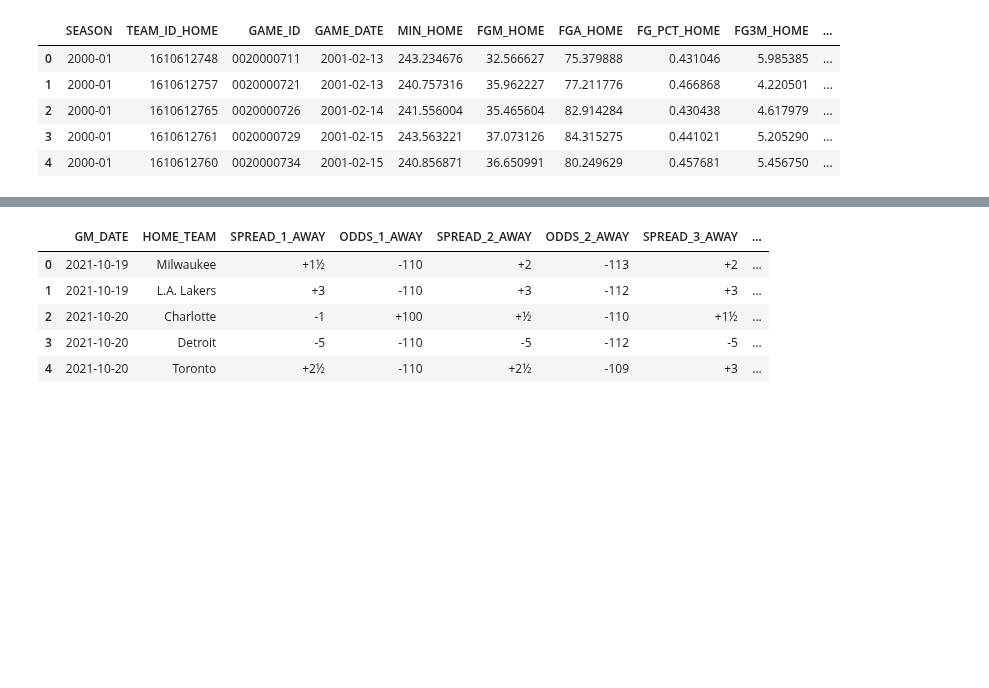
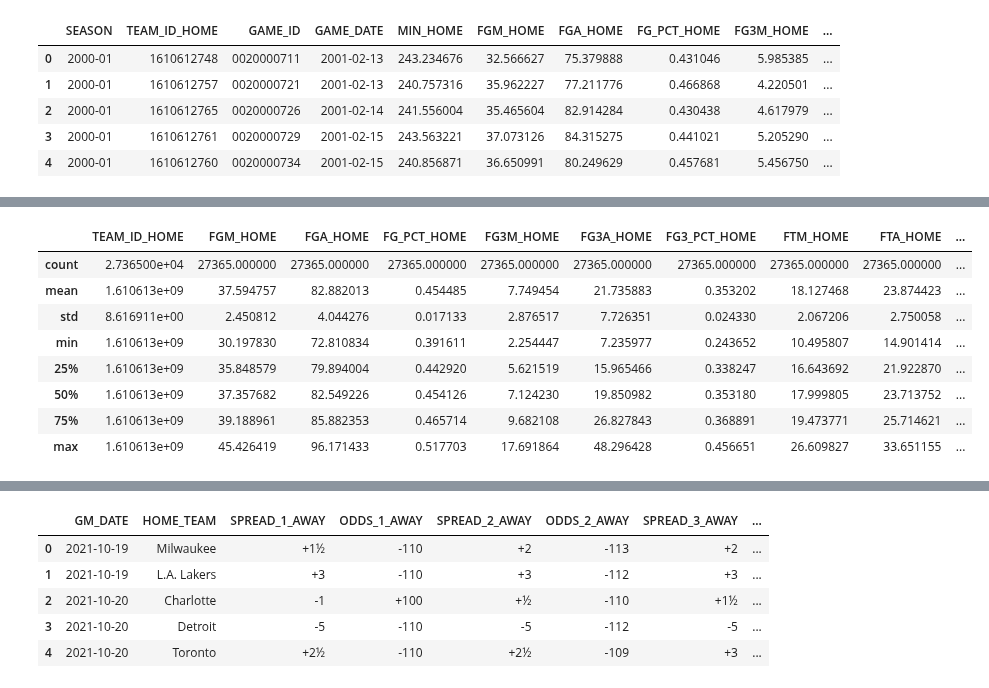
Before and after one commit to jnshzk/nba_beating_the_spread, a Jupyter notebook: data_preprocessing_v3.ipynb, the cells around one changed output, grey strips where cells are left out. Drawn from its saved outputs; the diff is of its cells as text; code cells hidden in the pictures; blank space fills up the shorter version.

```diff
--- a/data_preprocessing_v3.ipynb
+++ b/data_preprocessing_v3.ipynb
@@ -525,0 +542,12 @@ final_df.head()
+# %%
+final_df.describe()
+# %% [output]
+|  | TEAM_ID_HOME | FGM_HOME | FGA_HOME | FG_PCT_HOME | FG3M_HOME | FG3A_HOME | FG3_PCT_HOME | FTM_HOME | FTA_HOME | ... |
+| count | 2.736500e+04 | 27365.000000 | 27365.000000 | 27365.000000 | 27365.000000 | 27365.000000 | 27365.000000 | 27365.000000 | 27365.000000 | ... |
+| mean | 1.610613e+09 | 37.594757 | 82.882013 | 0.454485 | 7.749454 | 21.735883 | 0.353202 | 18.127468 | 23.874423 | ... |
+| std | 8.616911e+00 | 2.450812 | 4.044276 | 0.017133 | 2.876517 | 7.726351 | 0.024330 | 2.067206 | 2.750058 | ... |
+| min | 1.610613e+09 | 30.197830 | 72.810834 | 0.391611 | 2.254447 | 7.235977 | 0.243652 | 10.495807 | 14.901414 | ... |
+| 25% | 1.610613e+09 | 35.848579 | 79.894004 | 0.442920 | 5.621519 | 15.965466 | 0.338247 | 16.643692 | 21.922870 | ... |
+| 50% | 1.610613e+09 | 37.357682 | 82.549226 | 0.454126 | 7.124230 | 19.850982 | 0.353180 | 17.999805 | 23.713752 | ... |
+| 75% | 1.610613e+09 | 39.188961 | 85.882353 | 0.465714 | 9.682108 | 26.827843 | 0.368891 | 19.473771 | 25.714621 | ... |
+| max | 1.610613e+09 | 45.426419 | 96.171433 | 0.517703 | 17.691864 | 48.296428 | 0.456651 | 26.609827 | 33.651155 | ... |
```
Also changed, not shown: parts of 7 cells of this notebook, 1 other file.
